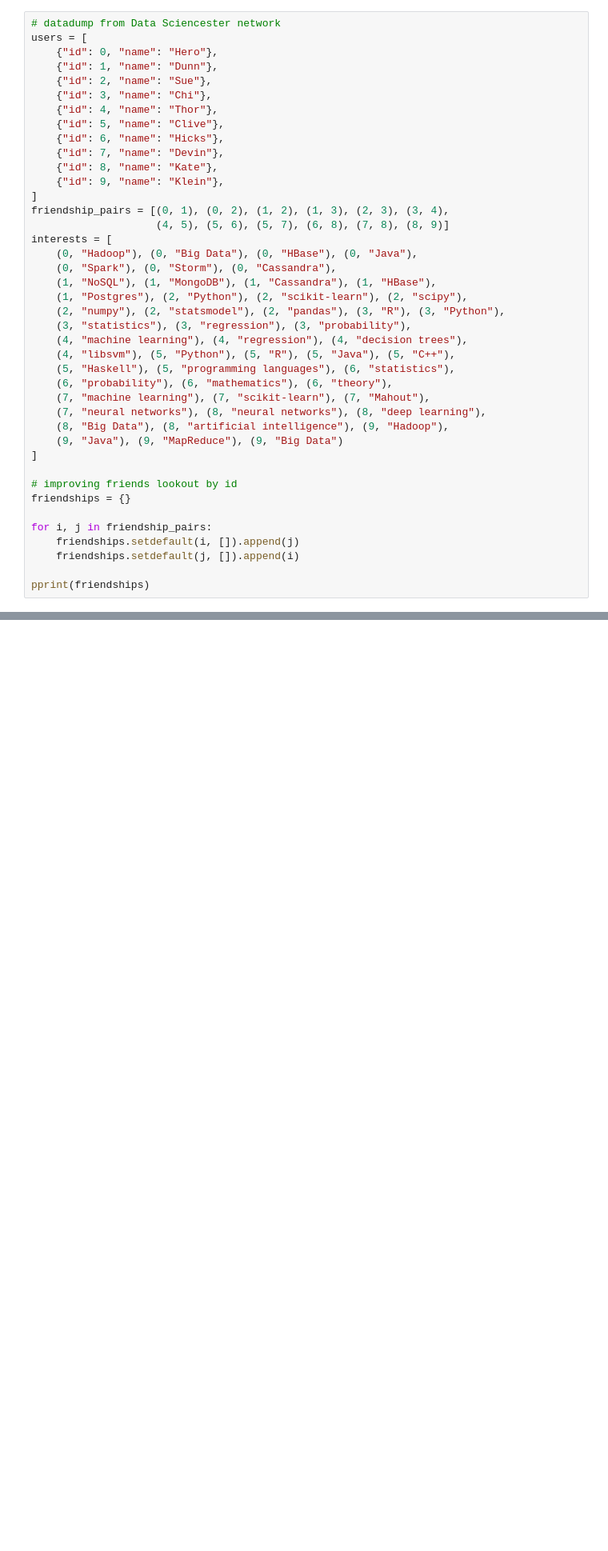
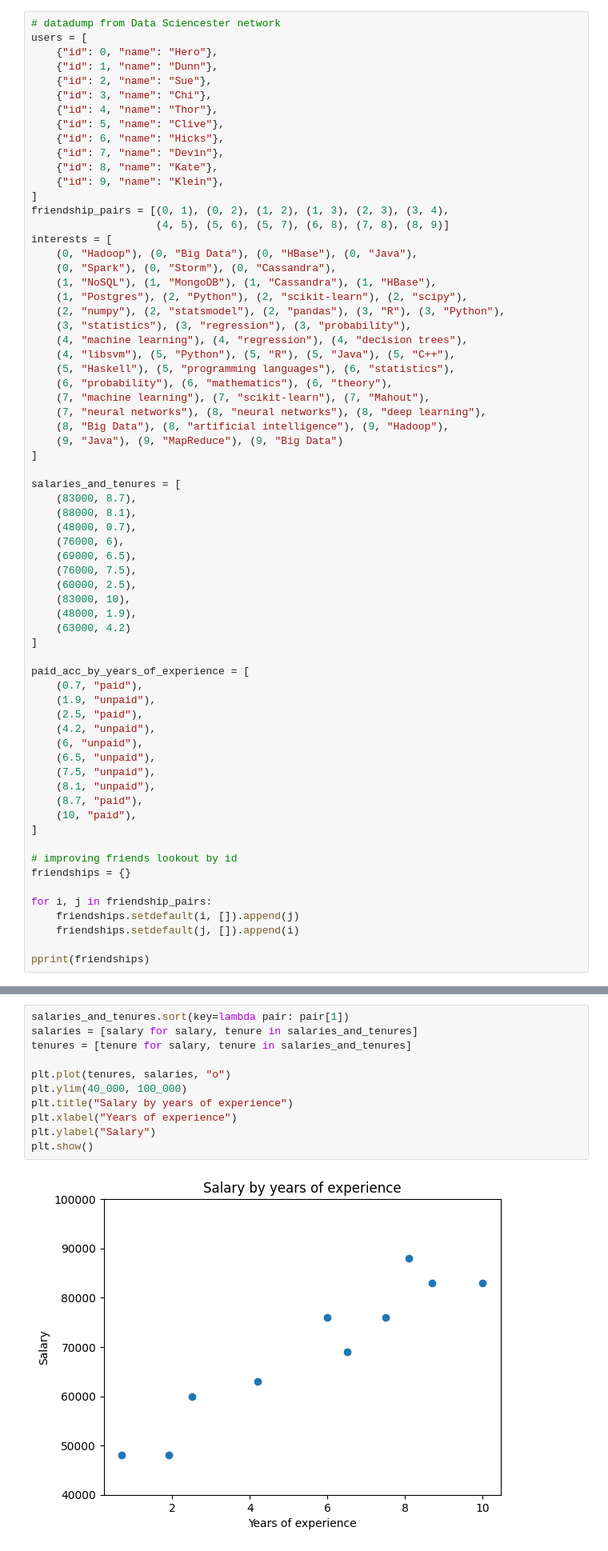
Before and after one commit to lorenaaxbastos/data-sciencester, a Jupyter notebook: Chapter 1/day-one.ipynb, the cells around one changed output, grey strips where cells are left out. Shown at 80% size. Cells and saved outputs as stored; diff of their text form; blank space fills up the shorter version.

```diff
--- a/Chapter 1/day-one.ipynb
+++ b/Chapter 1/day-one.ipynb
@@ -35,6 +35,32 @@ interests = [
     (9, "Java"), (9, "MapReduce"), (9, "Big Data")
 ]
 
+salaries_and_tenures = [
+    (83000, 8.7),
+    (88000, 8.1),
+    (48000, 0.7),
+    (76000, 6),
+    (69000, 6.5),
+    (76000, 7.5),
+    (60000, 2.5),
+    (83000, 10),
+    (48000, 1.9),
+    (63000, 4.2)
+]
+
+paid_acc_by_years_of_experience = [
+    (0.7, "paid"),
+    (1.9, "unpaid"),
+    (2.5, "paid"),
+    (4.2, "unpaid"),
+    (6, "unpaid"),
+    (6.5, "unpaid"),
+    (7.5, "unpaid"),
+    (8.1, "unpaid"),
+    (8.7, "paid"),
+    (10, "paid"),
+]
+
 # improving friends lookout by id
 friendships = {}
 
@@ -160,0 +193,13 @@ Counter({9: 3, 1: 2, 8: 1, 5: 1})
+# %%
+salaries_and_tenures.sort(key=lambda pair: pair[1])
+salaries = [salary for salary, tenure in salaries_and_tenures]
+tenures = [tenure for salary, tenure in salaries_and_tenures]
+
+plt.plot(tenures, salaries, "o")
+plt.ylim(40_000, 100_000)
+plt.title("Salary by years of experience")
+plt.xlabel("Years of experience")
+plt.ylabel("Salary")
+plt.show()
+# %% [output]
+[figure, added]
```
Also changed, not shown: parts of 18 cells of this notebook.
